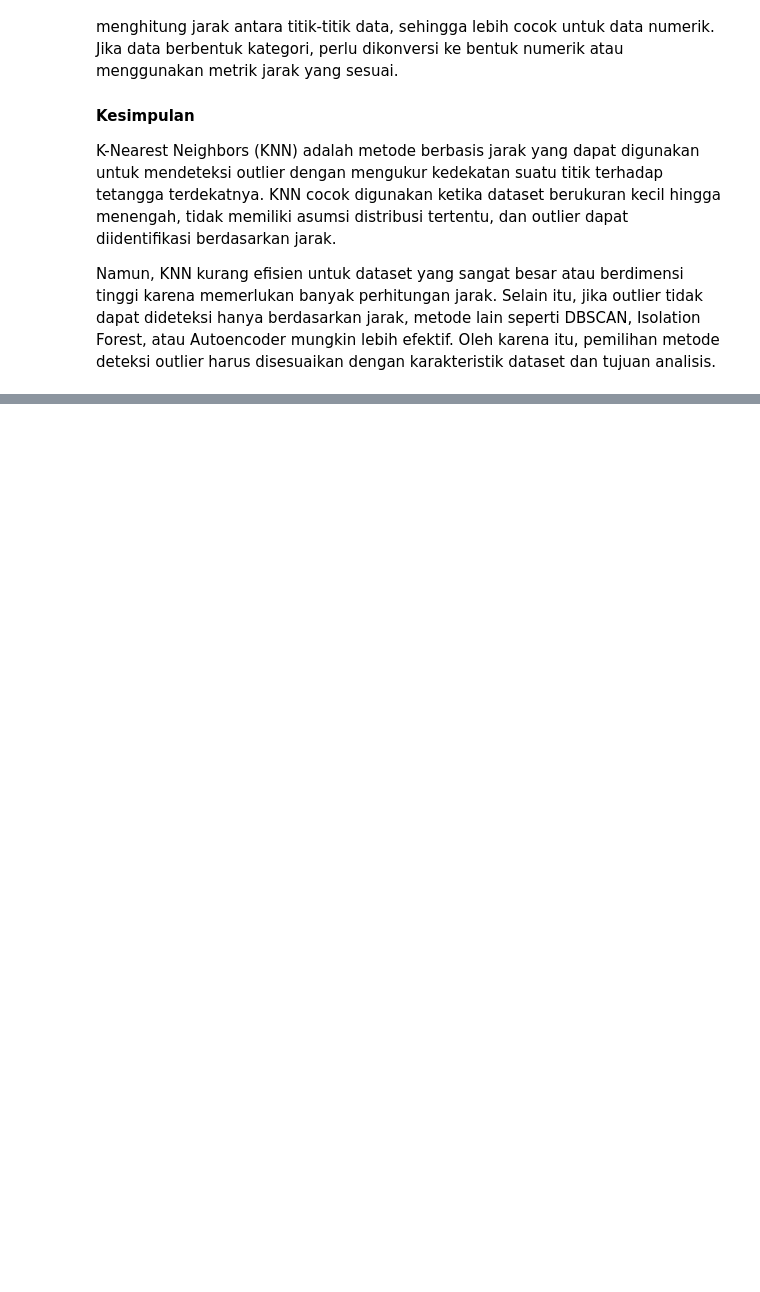
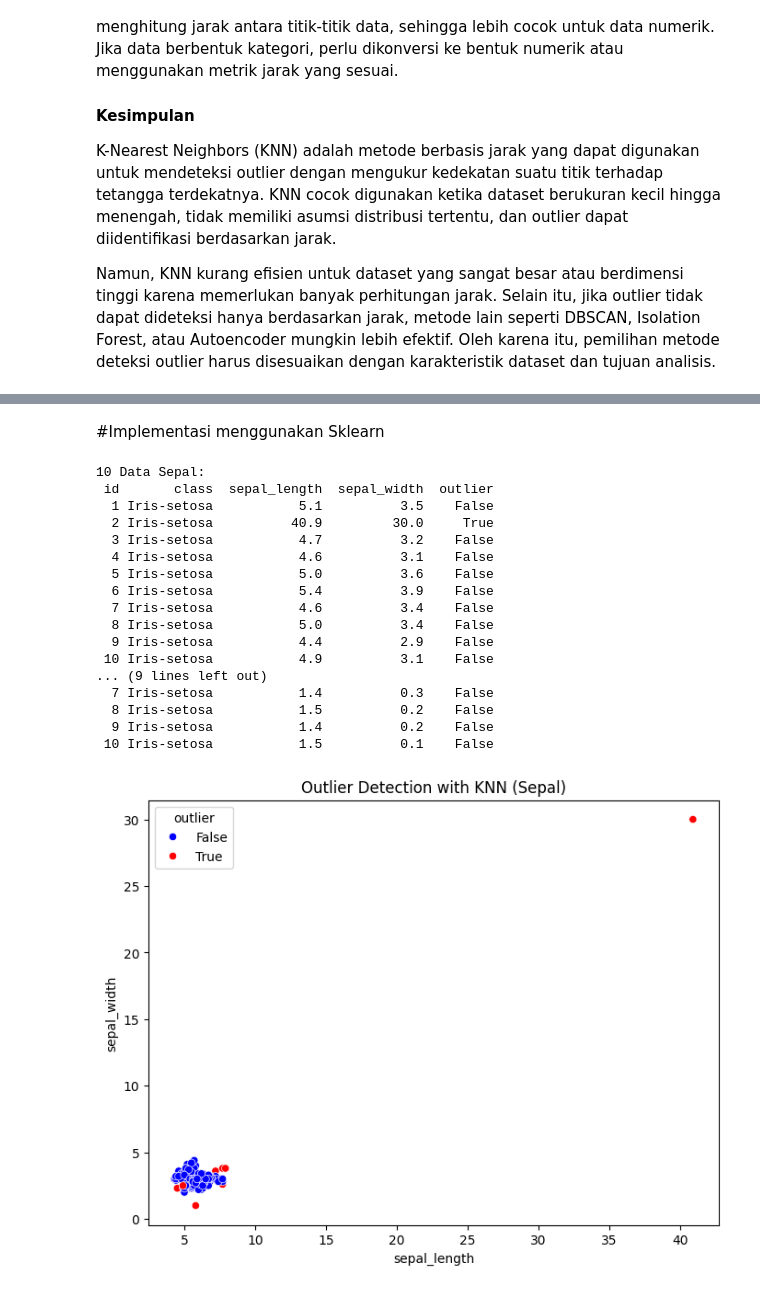
Before and after one commit to HERLYNABILASAHQIPUTRIWANDANI/pendata, a Jupyter notebook: _sources/tugas2.ipynb, the cells around one changed output, grey strips where cells are left out. Cells and saved outputs as stored; diff of their text form; code cells hidden in the pictures; blank space fills up the shorter version.

```diff
--- a/_sources/tugas2.ipynb
+++ b/_sources/tugas2.ipynb
@@ -172,0 +444,76 @@ print(df_sorted.to_string(index=False))
+# %% [markdown]
+#Implementasi menggunakan Sklearn
+# %%
+import pandas as pd
+import numpy as np
+import seaborn as sns
+import matplotlib.pyplot as plt
+from sklearn.neighbors import NearestNeighbors
+
+# Ambil data dari kedua database
+df_postgresql = get_pg_data()
+df_mysql = get_mysql_data()
+
+# Gabungkan berdasarkan kolom 'id' dan 'Class'
+df_merged = pd.merge(df_mysql, df_postgresql, on=["id", "class"], how="inner")
+
+# Ambil data fitur numerik
+feature_columns = ["petal_length", "petal_width", "sepal_length", "sepal_width"]
+data_values = df_merged[feature_columns].values
+
+# Gunakan KNN untuk mendeteksi outlier
+K = 5  # Jumlah tetangga terdekat
+nbrs = NearestNeighbors(n_neighbors=K+1, metric='euclidean').fit(data_values)
+distances, indices = nbrs.kneighbors(data_values)
+
+# Ambil rata-rata jarak ke K tetangga terdekat (tidak termasuk jarak ke dirinya sendiri)
+df_merged["knn_distance"] = np.mean(distances[:, 1:], axis=1)
+
+# Tentukan threshold outlier berdasarkan persentil ke-95
+threshold = np.percentile(df_merged["knn_distance"], 95)
+df_merged["outlier"] = df_merged["knn_distance"] > threshold
+
+# Cetak 10 data dari Sepal
+print("10 Data Sepal:")
+print(df_merged[["id", "class", "sepal_length", "sepal_width", "outlier"]].head(10).to_string(index=False))
+
+# Cetak 10 data dari Petal
+print("\n10 Data Petal:")
+print(df_merged[["id", "class", "petal_length", "petal_width", "outlier"]].head(10).to_string(index=False))
+
+# Visualisasi scatter plot Sepal
+plt.figure(figsize=(8, 6))
+sns.scatterplot(
+    x=df_merged["sepal_length"], y=df_merged["sepal_width"],
+    hue=df_merged["outlier"], palette={False: "blue", True: "red"}
+)
+plt.title("Outlier Detection with KNN (Sepal)")
+plt.show()
+
+# Visualisasi scatter plot Petal
+plt.figure(figsize=(8, 6))
+sns.scatterplot(
+    x=df_merged["petal_length"], y=df_merged["petal_width"],
+    hue=df_merged["outlier"], palette={False: "blue", True: "red"}
+)
+plt.title("Outlier Detection with KNN (Petal)")
+plt.show()
+# %% [output]
+10 Data Sepal:
+ id       class  sepal_length  sepal_width  outlier
+  1 Iris-setosa           5.1          3.5    False
+  2 Iris-setosa          40.9         30.0     True
+  3 Iris-setosa           4.7          3.2    False
+  4 Iris-setosa           4.6          3.1    False
+  5 Iris-setosa           5.0          3.6    False
+  6 Iris-setosa           5.4          3.9    False
+  7 Iris-setosa           4.6          3.4    False
+  8 Iris-setosa           5.0          3.4    False
+  9 Iris-setosa           4.4          2.9    False
+ 10 Iris-setosa           4.9          3.1    False
+... (9 lines left out)
+  7 Iris-setosa           1.4          0.3    False
+  8 Iris-setosa           1.5          0.2    False
+  9 Iris-setosa           1.4          0.2    False
+ 10 Iris-setosa           1.5          0.1    False
+[figure, added]
```
Also changed, not shown: parts of 26 cells of this notebook, 8 other files.
